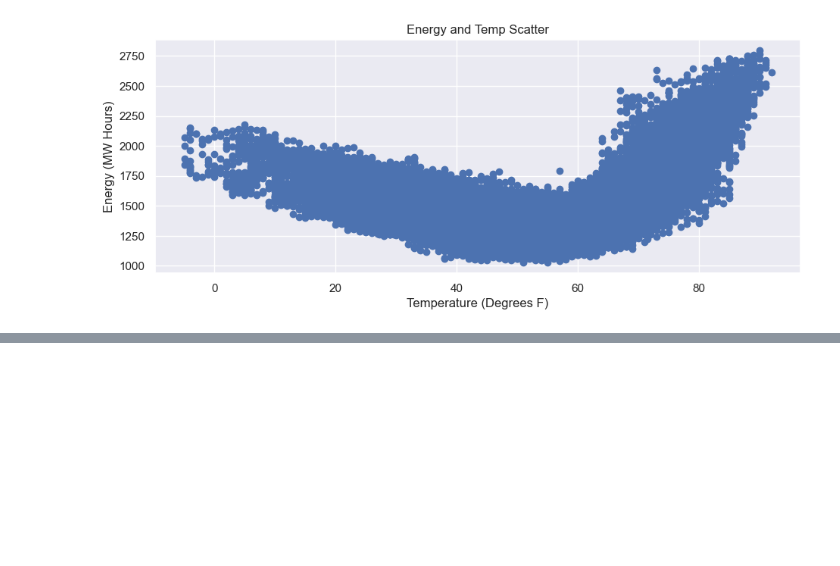
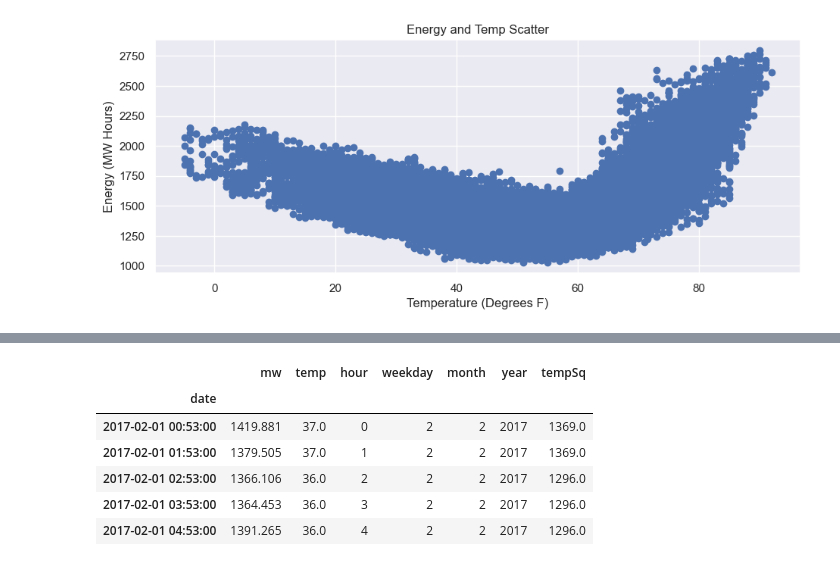
Before and after one commit to vjem/energy_tsf, a Jupyter notebook: energyForecasting.ipynb, the cells around one changed output, grey strips where cells are left out. Saved outputs shown, nothing was run; the diff lists cells and outputs as text; code cells hidden in the pictures; blank space fills up the shorter version.

```diff
--- a/energyForecasting.ipynb
+++ b/energyForecasting.ipynb
@@ -317,0 +327,22 @@ Text(0.5, 1.0, 'Energy and Temp Scatter')
+# %%
+"""
+It is always good practice to standardize (mean of 0 and standard deviation of 1) any variable
+you are going to raise to a higher power in a regression to help prevent
+multicollinearity problems.
+
+We will do this with the temperture.
+
+Me: From the previous plot the shapre indicates this is not a vanilla regression but is quadratic.
+"""
+
+#training['tempSq'] = training['temp'].apply(lambda x: np.square(x))
+new_training = training.assign(tempSq = lambda x: np.square(training['temp']))
+new_training.head()
+# %% [output]
+|  | mw | temp | hour | weekday | month | year | tempSq |
+| date |  |  |  |  |  |  |  |
+| 2017-02-01 00:53:00 | 1419.881 | 37.0 | 0 | 2 | 2 | 2017 | 1369.0 |
+| 2017-02-01 01:53:00 | 1379.505 | 37.0 | 1 | 2 | 2 | 2017 | 1369.0 |
+| 2017-02-01 02:53:00 | 1366.106 | 36.0 | 2 | 2 | 2 | 2017 | 1296.0 |
+| 2017-02-01 03:53:00 | 1364.453 | 36.0 | 3 | 2 | 2 | 2017 | 1296.0 |
+| 2017-02-01 04:53:00 | 1391.265 | 36.0 | 4 | 2 | 2 | 2017 | 1296.0 |
```
Also changed, not shown: parts of 10 cells of this notebook.
